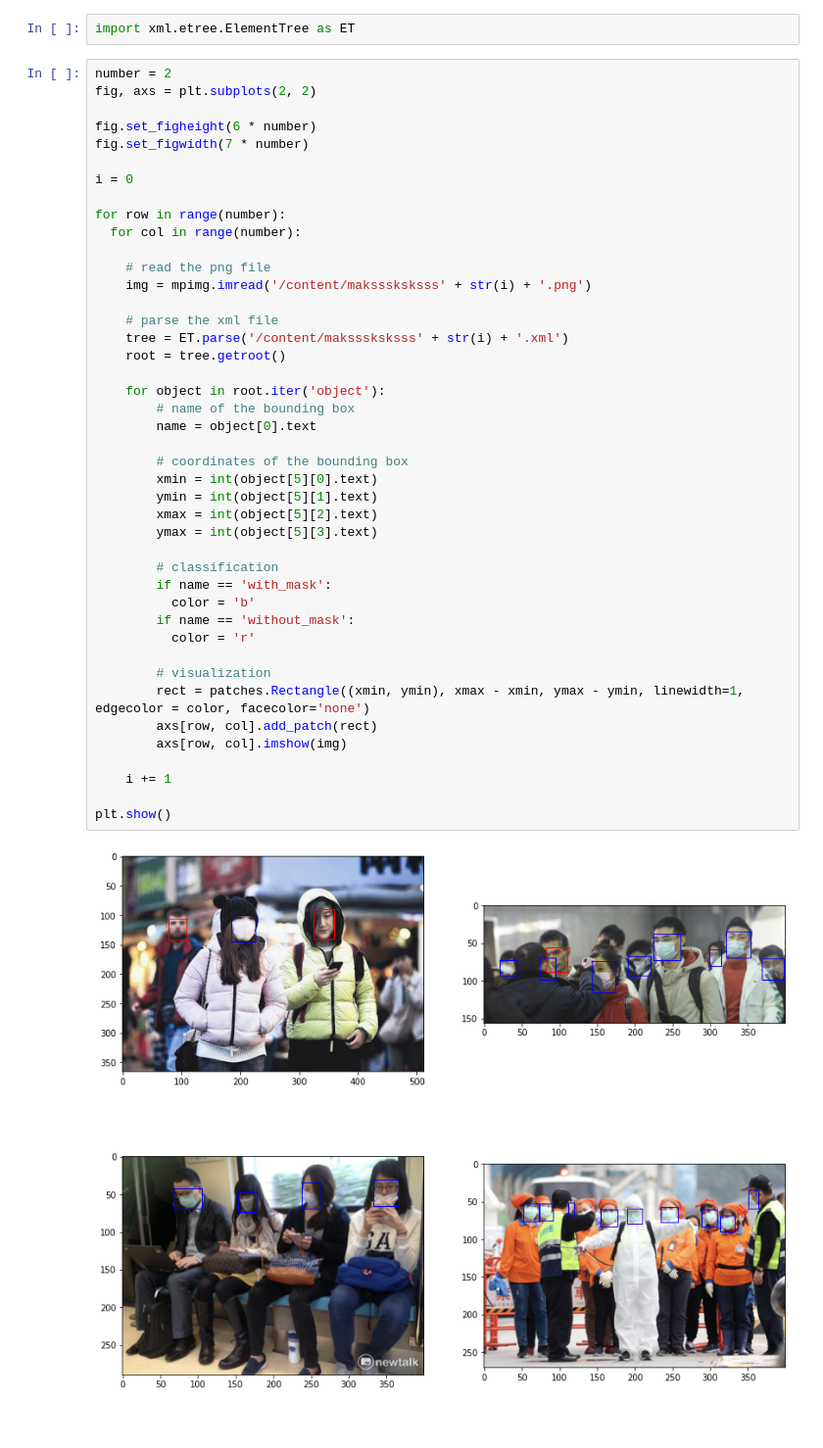
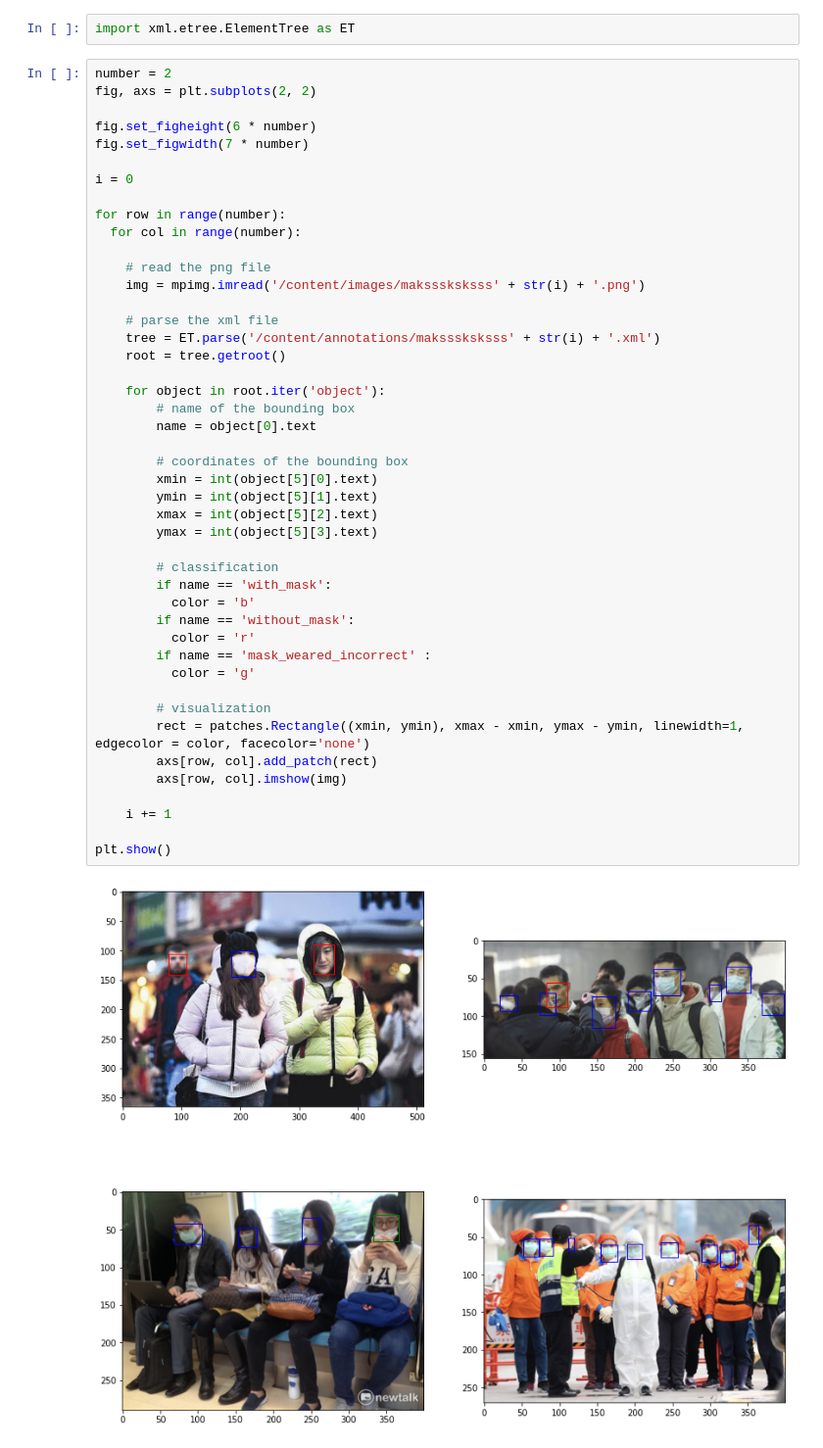
Before and after one commit to pandyah5/aps360-project, a Jupyter notebook: face_mask_detection.ipynb, the cells around one changed output. Shown at 98% size. Saved outputs shown, nothing was run; the diff lists cells and outputs as text.

```diff
--- a/face_mask_detection.ipynb
+++ b/face_mask_detection.ipynb
@@ -60,35 +53,37 @@ for row in range(number):
   for col in range(number):
 
     # read the png file
-    img = mpimg.imread('/content/maksssksksss' + str(i) + '.png')
+    img = mpimg.imread('/content/images/maksssksksss' + str(i) + '.png')
 
     # parse the xml file
-    tree = ET.parse('/content/maksssksksss' + str(i) + '.xml')
+    tree = ET.parse('/content/annotations/maksssksksss' + str(i) + '.xml')
     root = tree.getroot()
 
     for object in root.iter('object'):
         # name of the bounding box
         name = object[0].text
 
         # coordinates of the bounding box
         xmin = int(object[5][0].text)
         ymin = int(object[5][1].text)
         xmax = int(object[5][2].text)
         ymax = int(object[5][3].text)
 
         # classification
         if name == 'with_mask':
           color = 'b'
         if name == 'without_mask':
           color = 'r'
+        if name == 'mask_weared_incorrect' :
+          color = 'g'
 
         # visualization
         rect = patches.Rectangle((xmin, ymin), xmax - xmin, ymax - ymin, linewidth=1, edgecolor = color, facecolor='none')
         axs[row, col].add_patch(rect)
         axs[row, col].imshow(img)
 
     i += 1
 
 plt.show()
 # %% [output]
-[figure, old version]
+[figure, new version]
```
Also changed, not shown: parts of 10 cells of this notebook, 2 other files.
